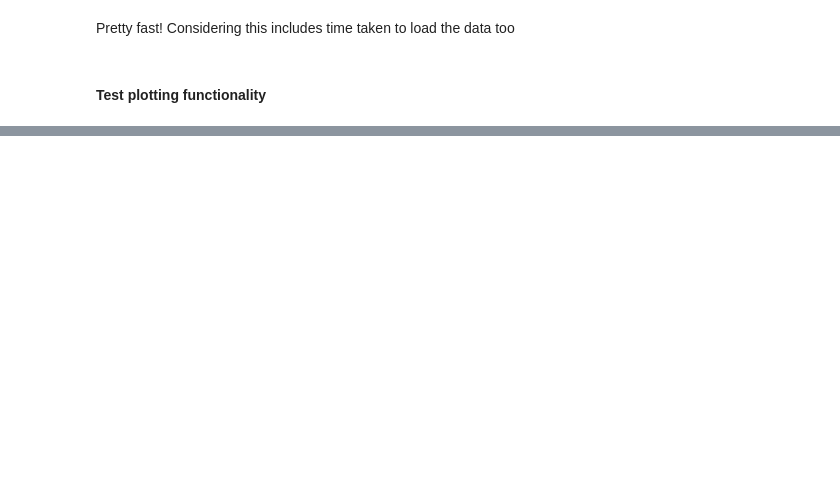
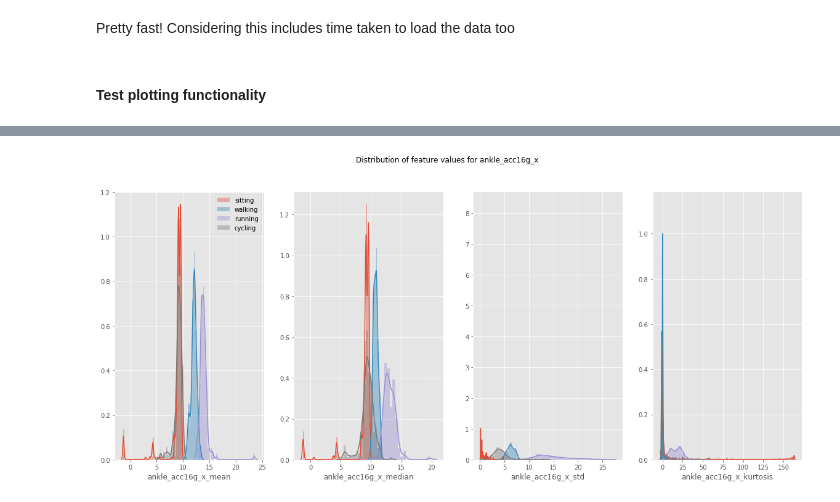
Before and after one commit to kcmeehan/BiometricsActivityClassification, a Jupyter notebook: Test_on_full_dataset.ipynb, the cells around one changed output, grey strips where cells are left out. Saved outputs shown, nothing was run; the diff lists cells and outputs as text; code cells hidden in the pictures; blank space fills up the shorter version.

```diff
--- a/Test_on_full_dataset.ipynb
+++ b/Test_on_full_dataset.ipynb
@@ -68,0 +92,6 @@ fig = plot_feature_distributions('heart_rate',features_to_plot,activities_to_plo
+# %%
+activities_to_plot = [2,4,5,6]
+features_to_plot = ['mean','median','std','kurtosis']
+fig = plot_feature_distributions('ankle_acc16g_x',features_to_plot,activities_to_plot,data=feature_df)
+# %% [output]
+[figure, added]
```
Also changed, not shown: parts of 12 cells of this notebook, 1 other file.
